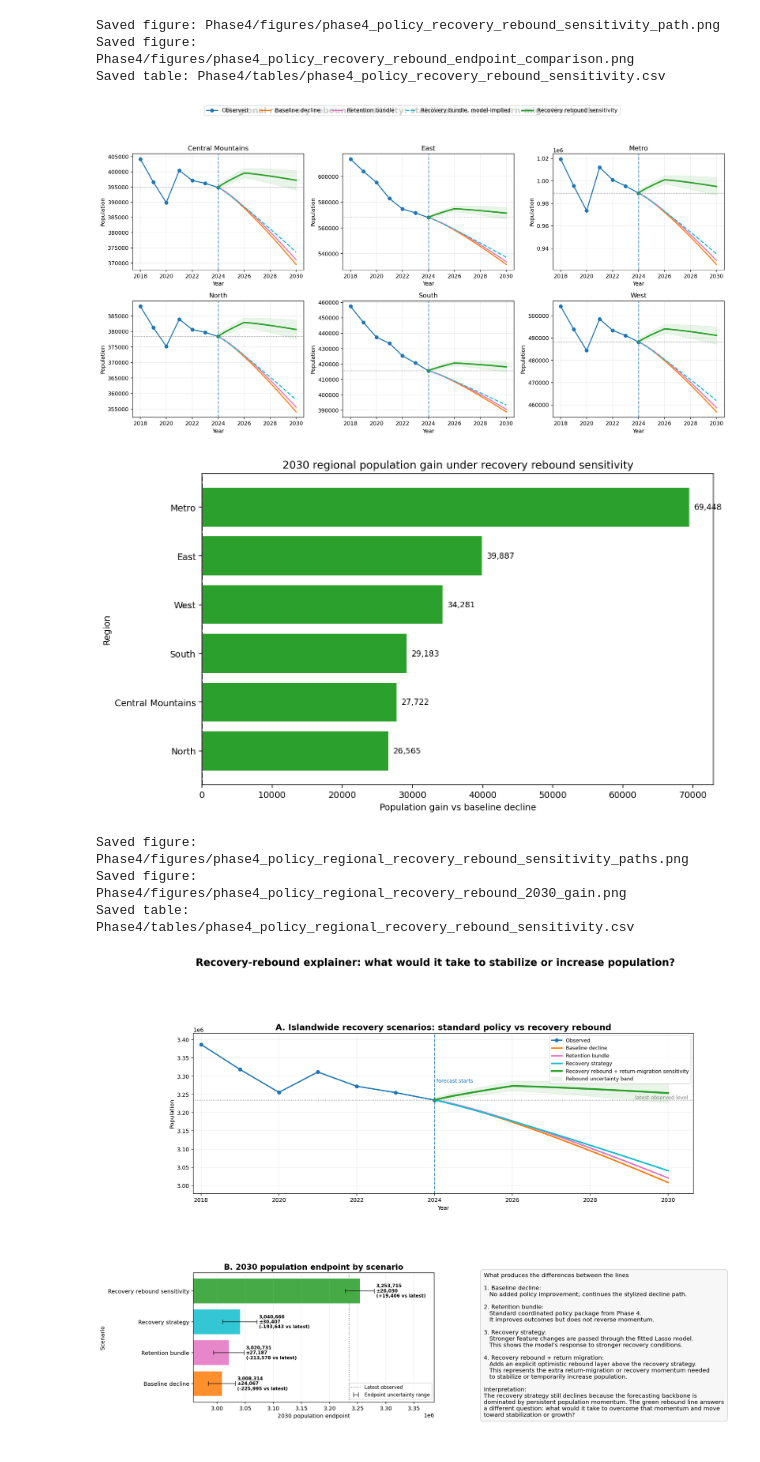
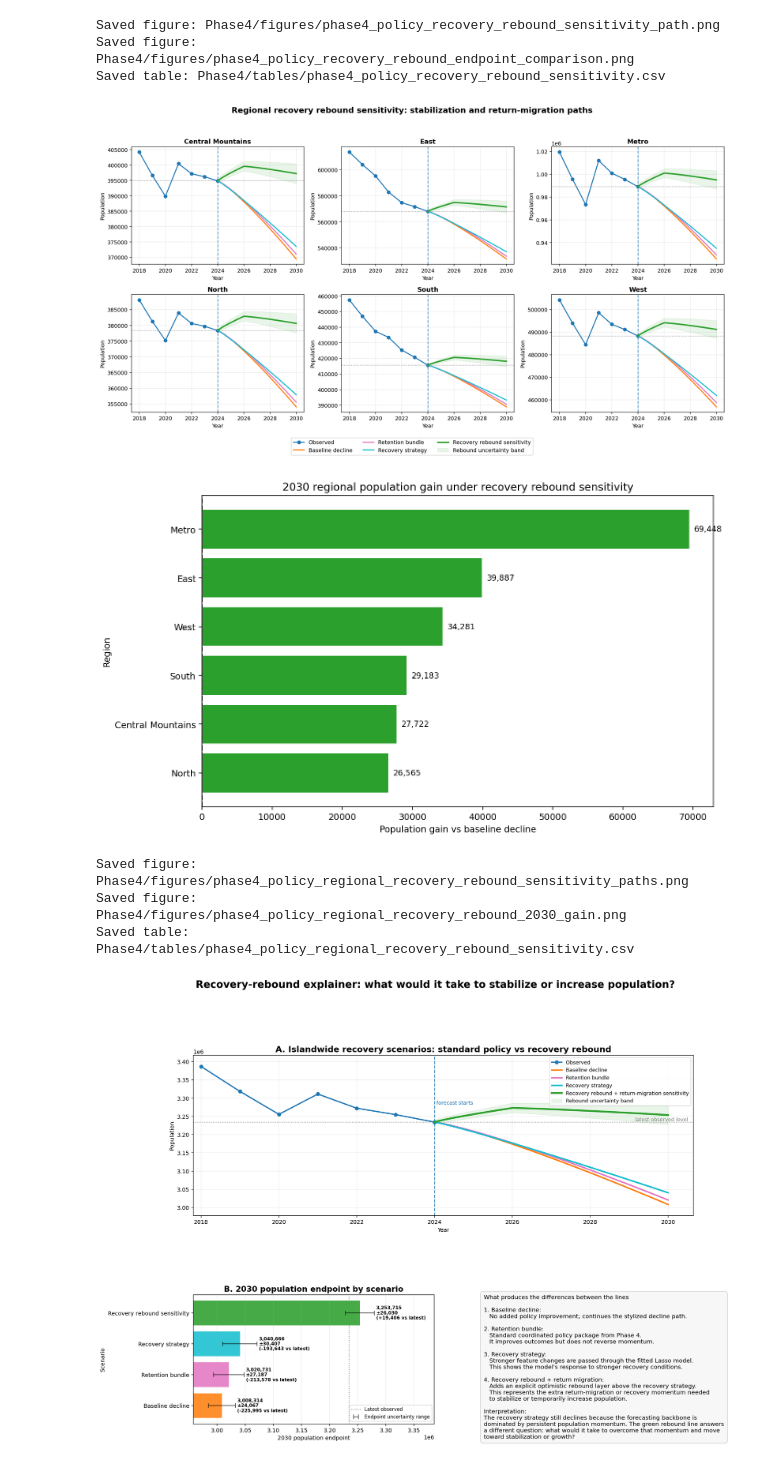
Before and after one commit to Venettov/CAPSTONE_DATA_SCIENCE_RIVERARUIZ, a Jupyter notebook: population_analysis/Phase4_Policy_Response_and_Population_Retention_Strategies.ipynb, the cells around one changed output. Drawn from its saved outputs; the diff is of its cells as text; code cells hidden in the pictures.

```diff
--- a/population_analysis/Phase4_Policy_Response_and_Population_Retention_Strategies.ipynb
+++ b/population_analysis/Phase4_Policy_Response_and_Population_Retention_Strategies.ipynb
@@ -2796,6 +2796,7 @@ Saved table: Phase4/tables/phase4_policy_recovery_rebound_sensitivity.csv
 # %%
 # =========================================================
 # Regional recovery rebound sensitivity paths
+# Updated: bottom legend, solid recovery strategy line, cleaner labels
 # =========================================================
 
 rebound_package = "recovery_rebound_bundle"
@@ -2833,15 +2834,21 @@ else:
 
     ncols = 3
     nrows = int(np.ceil(len(plot_regions) / ncols))
+
+    # Slightly taller figure so the bottom legend has room
     fig, axes = plt.subplots(
         nrows,
         ncols,
-        figsize=(16, 4.2 * nrows),
+        figsize=(16.5, 4.7 * nrows),
         sharex=False
     )
     axes = np.atleast_1d(axes).ravel()
 
     policy_colors = safe_policy_color_map()
+
+    # Clean display labels
+    RECOVERY_STRATEGY_LABEL = "Recovery strategy"
+    REBOUND_LABEL = "Recovery rebound sensitivity"
 
     for idx, region in enumerate(plot_regions):
         ax = axes[idx]
@@ -2927,7 +2934,10 @@ else:
             end_frac=0.008
         )
 
-        # Plot
+        # ---------------------------------------------------------
+        # Plot regional panel
+        # ---------------------------------------------------------
+
         ax.plot(
             obs_tail["year"],
             obs_tail["total_population"],
@@ -2956,13 +2966,14 @@ else:
             label="Retention bundle"
         )
 
+        # Changed from dashed to solid and renamed
         ax.plot(
             recovery_model_years,
             recovery_model_vals,
-            linewidth=1.9,
-            linestyle="--",
+            linewidth=2.0,
+            linestyle="-",
             color="tab:cyan",
-            label="Recovery bundle, model-implied"
+            label=RECOVERY_STRATEGY_LABEL
         )
 
         ax.plot(
@@ -2970,7 +2981,7 @@ else:
             rebound_vals,
             linewidth=2.6,
             color="tab:green",
-            label="Recovery rebound sensitivity"
+            label=REBOUND_LABEL
         )
 
         ax.fill_between(
@@ -2978,10 +2989,11 @@ else:
             rebound_low,
             rebound_high,
             color="tab:green",
-            alpha=0.10
+            alpha=0.10,
+            label="Rebound uncertainty band"
         )
 
-        ax.set_title(region)
+        ax.set_title(region, fontsize=12, fontweight="bold")
         ax.set_xlabel("Year")
         ax.set_ylabel("Population")
         ax.grid(alpha=0.25)
@@ -3003,14 +3015,14 @@ else:
             },
             {
                 "region": region,
-                "scenario": "Recovery bundle, model-implied",
+                "scenario": RECOVERY_STRATEGY_LABEL,
                 "endpoint_2030": recovery_model_endpoint,
                 "gain_vs_baseline_2030": recovery_model_endpoint - baseline_endpoint,
                 "gain_vs_latest_observed": recovery_model_endpoint - start_pop,
             },
             {
                 "region": region,
-                "scenario": "Recovery rebound sensitivity",
+                "scenario": REBOUND_LABEL,
                 "endpoint_2030": recovery_rebound_endpoint,
                 "gain_vs_baseline_2030": recovery_rebound_endpoint - baseline_endpoint,
                 "gain_vs_latest_observed": recovery_rebound_endpoint - start_pop,
@@ -3020,17 +3032,36 @@ else:
     for j in range(len(plot_regions), len(axes)):
         axes[j].set_visible(False)
 
+    # ---------------------------------------------------------
+    # Bottom legend
+    # ---------------------------------------------------------
+
     handles, labels = axes[0].get_legend_handles_labels()
-    fig.legend(handles, labels, loc="upper center", ncol=5)
+
+    # Remove duplicate labels while preserving order
+    unique = dict(zip(labels, handles))
+    labels = list(unique.keys())
+    handles = list(unique.values())
+
+    fig.legend(
+        handles,
+        labels,
+        loc="lower center",
+        ncol=3,
+        fontsize=10,
+        frameon=True,
+        bbox_to_anchor=(0.5, 0.015)
+    )
 
     fig.suptitle(
         "Regional recovery rebound sensitivity: stabilization and return-migration paths",
         fontsize=15,
         fontweight="bold",
-        y=0.995
+        y=0.985
     )
 
-    plt.tight_layout(rect=[0, 0, 1, 0.94])
+    # Leave bottom room for legend
+    plt.tight_layout(rect=[0, 0.08, 1, 0.95])
 
     regional_rebound_fig_path = (
         PHASE4_FIG_DIR / f"{OUTPUT_PREFIX}_regional_recovery_rebound_sensitivity_paths.png"
@@ -3043,38 +3074,57 @@ else:
     regional_rebound_table_path = (
         PHASE4_TABLE_DIR / f"{OUTPUT_PREFIX}_regional_recovery_rebound_sensitivity.csv"
     )
-    regional_rebound_df.to_csv(regional_rebound_table_path, index=False)
+    regional_rebound_df.to_csv(
+        regional_rebound_table_path,
+        index=False,
+        encoding="utf-8-sig"
+    )
 
+    # ---------------------------------------------------------
     # Endpoint gain chart
+    # ---------------------------------------------------------
+
     gain_plot_df = regional_rebound_df[
-        regional_rebound_df["scenario"] == "Recovery rebound sensitivity"
+        regional_rebound_df["scenario"] == REBOUND_LABEL
     ].sort_values("gain_vs_baseline_2030")
 
     fig, ax = plt.subplots(figsize=(10, 5.8))
-    ax.barh(gain_plot_df["region"], gain_plot_df["gain_vs_baseline_2030"], color="tab:green")
+    ax.barh(
+        gain_plot_df["region"],
+        gain_plot_df["gain_vs_baseline_2030"],
+        color="tab:green"
+    )
+
+    max_gain = max(gain_plot_df["gain_vs_baseline_2030"].max(), 1)
 
     for y, val in enumerate(gain_plot_df["gain_vs_baseline_2030"]):
-        ax.text(val + max(gain_plot_df["gain_vs_baseline_2030"]) * 0.01, y, f"{val:,.0f}", va="center", fontsize=9)
+        ax.text(
+            val + max_gain * 0.01,
+            y,
+            f"{val:,.0f}",
+            va="center",
+            fontsize=9
+        )
 
     ax.set_title("2030 regional population gain under recovery rebound sensitivity")
     ax.set_xlabel("Population gain vs baseline decline")
     ax.set_ylabel("Region")
     ax.axvline(0, linestyle="--", color="gray")
     plt.tight_layout()
 
     regional_rebound_bar_path = (
         PHASE4_FIG_DIR / f"{OUTPUT_PREFIX}_regional_recovery_rebound_2030_gain.png"
     )
     plt.savefig(regional_rebound_bar_path, bbox_inches="tight", dpi=300)
     plt.show()
 
     print("Saved figure:", regional_rebound_fig_path)
     print("Saved figure:", regional_rebound_bar_path)
     print("Saved table:", regional_rebound_table_path)
 
     regional_rebound_df
 # %% [output]
-[figure, old version]
+[figure, new version]
 [figure]
 Saved figure: Phase4/figures/phase4_policy_regional_recovery_rebound_sensitivity_paths.png
 Saved figure: Phase4/figures/phase4_policy_regional_recovery_rebound_2030_gain.png
```
Also changed, not shown: parts of 2 cells of this notebook, 18 other files.
